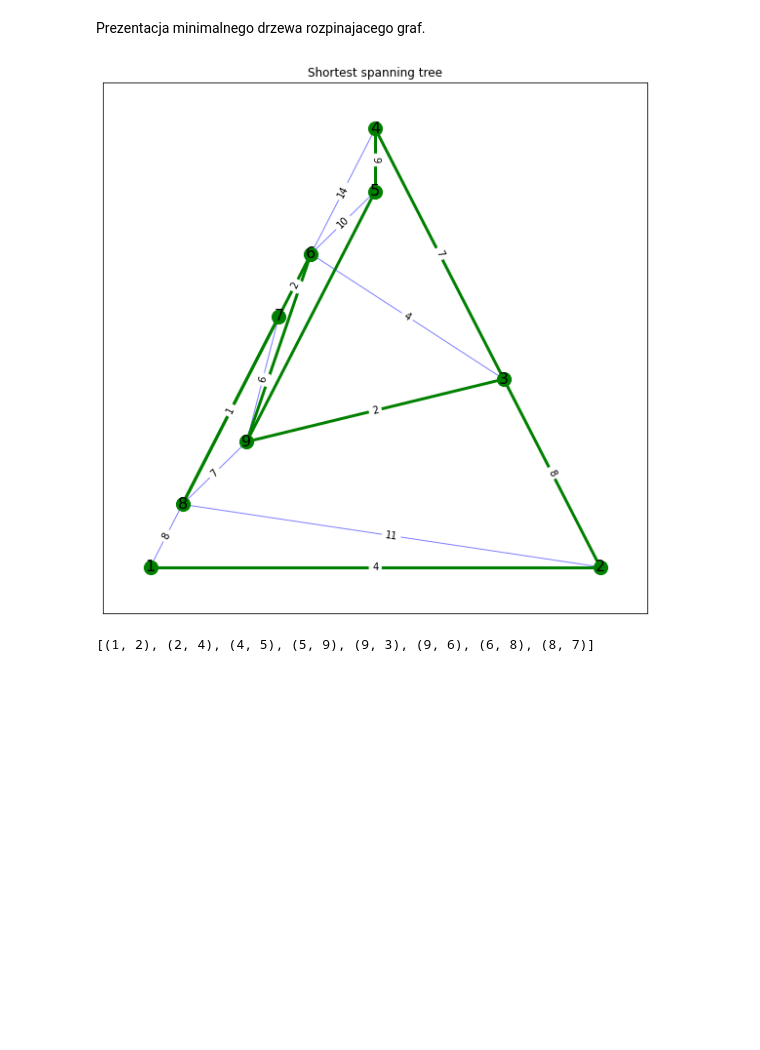
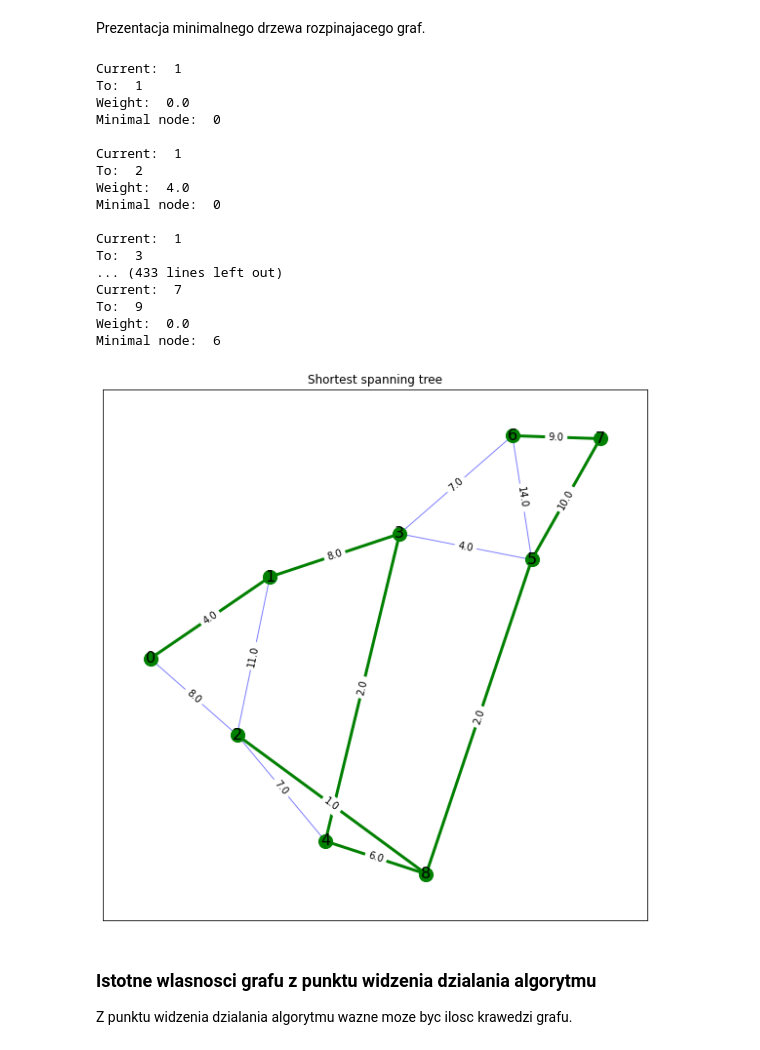
Before and after one commit to djmmatracki/BadanieOperacyjne, a Jupyter notebook: Przeszukiwanie drzewa/sprawozdanie.ipynb, the cells around one changed output. Saved outputs shown, nothing was run; the diff lists cells and outputs as text; code cells hidden in the pictures; blank space fills up the shorter version.

```diff
--- a/Przeszukiwanie drzewa/sprawozdanie.ipynb
+++ b/Przeszukiwanie drzewa/sprawozdanie.ipynb
@@ -80,6 +80,11 @@ def dijkstraPrimAlgorithm(M, start):
 
         for i in range(N):
             # Iteruje po krawedziach wychodzacych i nie odwiedzonych
+            print("Current: ", current+1)
+            print("To: ", i+1)
+            print("Weight: ", M[current][i])
+            print("Minimal node: ", minimalNode)
+            print()
             if M[current][i] > 0 and i not in visited:
                 if minimal > M[current][i]:
                     minimalNode = i
@@ -88,7 +93,7 @@ def dijkstraPrimAlgorithm(M, start):
         # Jezeli znaleziono jakis wierzholek to oznaczam poprzedni wierzcholek oraz dodaje do mst
         if minimalNode != current:
             prevVertex[minimalNode] = current
-            mst_edges.append((current+1, minimalNode+1))
+            mst_edges.append((current, minimalNode))
             current = minimalNode
         else:
         # Jezeli nie znaleziono to oznaczam bierzocy jako poprzedni
@@ -98,22 +103,44 @@ def dijkstraPrimAlgorithm(M, start):
 # %% [markdown]
 Prezentacja minimalnego drzewa rozpinajacego graf.
 # %%
-sst = dijkstraPrimAlgorithm(nx.to_numpy_array(G), 1)
+M = nx.to_numpy_array(G)
+G_SST = nx.Graph(M)
+
+sst = dijkstraPrimAlgorithm(M, 1)
 
 fig = plt.figure(figsize=(10, 10))
 
-pos = nx.planar_layout(G)
+pos = nx.spring_layout(G_SST)
 
-nx.draw_networkx_nodes(G, pos, node_color='g', node_size=200)
-nx.draw_networkx_edges(G, pos, width=1,alpha=0.5,edge_color='b')
-nx.draw_networkx_edges(G, pos, edgelist=sst, width=3, alpha=1, edge_color='g')
+nx.draw_networkx_nodes(G_SST, pos, node_color='g', node_size=200)
+nx.draw_networkx_edges(G_SST, pos, width=1,alpha=0.5,edge_color='b')
+nx.draw_networkx_edges(G_SST, pos, edgelist=sst, width=3, alpha=1, edge_color='g')
 
-nx.draw_networkx_edge_labels(G, pos, font_size=10, edge_labels = nx.get_edge_attributes(G,'weight'))
-nx.draw_networkx_labels(G, pos, font_size=16)
+nx.draw_networkx_edge_labels(G_SST, pos, font_size=10, edge_labels = nx.get_edge_attributes(G_SST,'weight'))
+nx.draw_networkx_labels(G_SST, pos, font_size=16)
 
 plt.title("Shortest spanning tree")
 plt.show()
-sst
 # %% [output]
+Current:  1
+To:  1
+Weight:  0.0
+Minimal node:  0
+
+Current:  1
+To:  2
+Weight:  4.0
+Minimal node:  0
+
+Current:  1
+To:  3
+... (433 lines left out)
+Current:  7
+To:  9
+Weight:  0.0
+Minimal node:  6
-[figure, old version]
+[figure, new version]
-[(1, 2), (2, 4), (4, 5), (5, 9), (9, 3), (9, 6), (6, 8), (8, 7)]
+# %% [markdown]
+### Istotne wlasnosci grafu z punktu widzenia dzialania algorytmu
+
+Z punktu widzenia dzialania algorytmu wazne moze byc ilosc krawedzi grafu.
```
Also changed, not shown: parts of 4 cells of this notebook.
